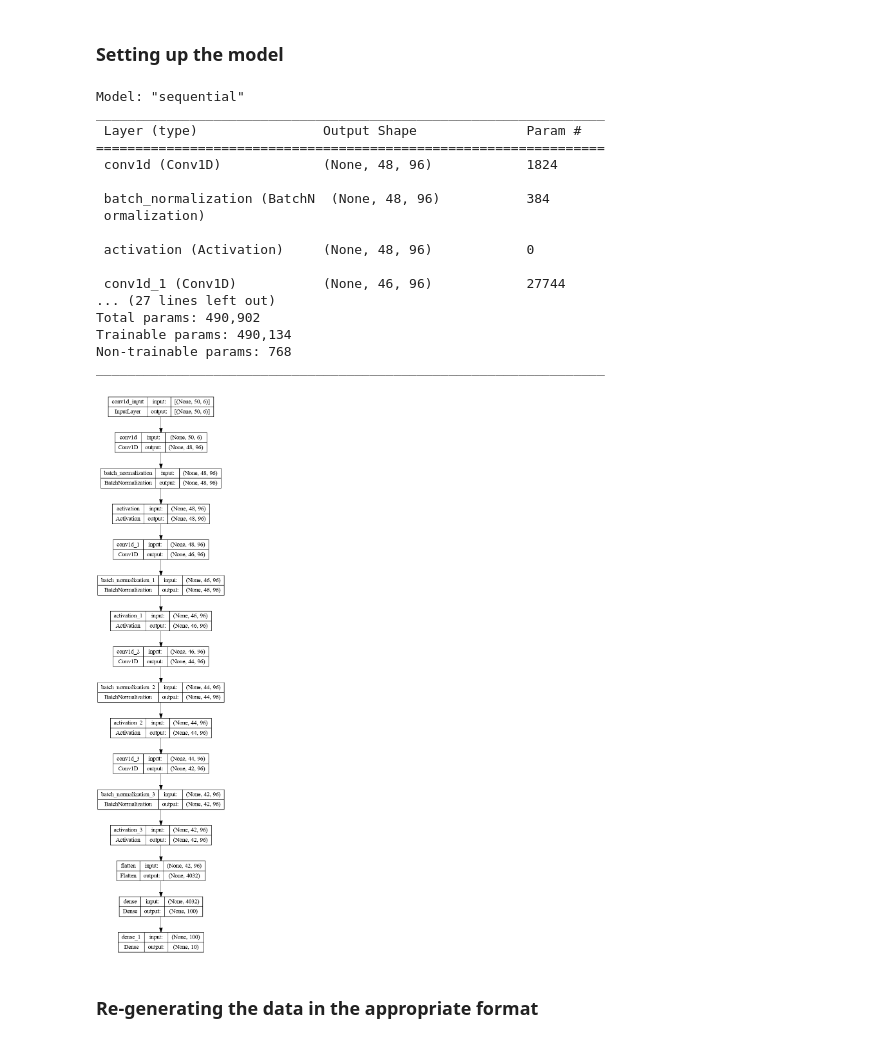
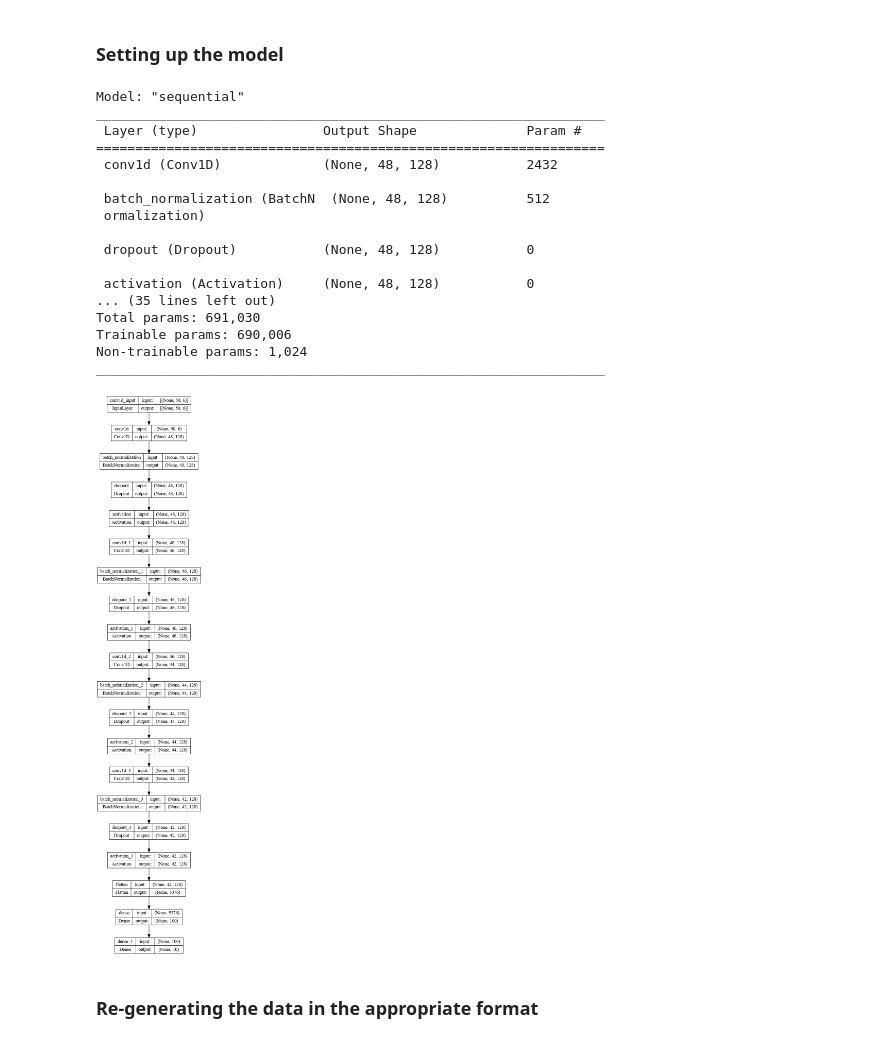
Before and after one commit to umuttkartal/pdiot_group_u, a Jupyter notebook: Week 2 - Introduction to Human Activity Recognition.ipynb, the cells around one changed output. Saved outputs shown, nothing was run; the diff lists cells and outputs as text; code cells hidden in the pictures.

Commit message:
Model with 3 percent dropout

```diff
--- a/Week 2 - Introduction to Human Activity Recognition.ipynb
+++ b/Week 2 - Introduction to Human Activity Recognition.ipynb
@@ -472,7 +472,7 @@ We will be demonstrating how to build a simple 1D CNN using 6 channels: the 3 ax
 # %% [markdown]
 ### Setting up the model
 # %%
-filters = 96
+filters = 128
 kernel_size = 3
 n_features = 6
 activation='relu'
@@ -484,45 +484,49 @@ model = Sequential()
 model.add(Conv1D(filters=filters, kernel_size=kernel_size, activation='linear',
                  input_shape=(window_size, n_features)))
 model.add(BatchNormalization())
+model.add(Dropout(0.05))
 model.add(Activation(activation))
 
 model.add(Conv1D(filters=filters, kernel_size=kernel_size, activation='linear'))
 model.add(BatchNormalization())
+model.add(Dropout(0.05))
 model.add(Activation(activation))
 
 model.add(Conv1D(filters=filters, kernel_size=kernel_size, activation='linear'))
 model.add(BatchNormalization())
+model.add(Dropout(0.05))
 model.add(Activation(activation))
 
 model.add(Conv1D(filters=filters, kernel_size=kernel_size, activation='linear'))
 model.add(BatchNormalization())
+model.add(Dropout(0.05))
 model.add(Activation(activation))
 
 model.add(Flatten())
 model.add(Dense(100, activation='relu'))
 model.add(Dense(n_classes, activation='softmax'))
 
 model.summary()
 plot_model(model, show_shapes=True, show_layer_names = True)
 # %% [output]
 Model: "sequential"
 _________________________________________________________________
  Layer (type)                Output Shape              Param #
 =================================================================
- conv1d (Conv1D)             (None, 48, 96)            1824
+ conv1d (Conv1D)             (None, 48, 128)           2432
 
- batch_normalization (BatchN  (None, 48, 96)           384
+ batch_normalization (BatchN  (None, 48, 128)          512
  ormalization)
 
- activation (Activation)     (None, 48, 96)            0
+ dropout (Dropout)           (None, 48, 128)           0
 
- conv1d_1 (Conv1D)           (None, 46, 96)            27744
-... (27 lines left out)
-Total params: 490,902
-Trainable params: 490,134
-Non-trainable params: 768
+ activation (Activation)     (None, 48, 128)           0
+... (35 lines left out)
+Total params: 691,030
+Trainable params: 690,006
+Non-trainable params: 1,024
 _________________________________________________________________
-[figure, old version]
+[figure, new version]
 # %% [markdown]
 ### Re-generating the data in the appropriate format
 # %% [markdown]
```
Also changed, not shown: parts of 12 cells of this notebook, 3 other files.
